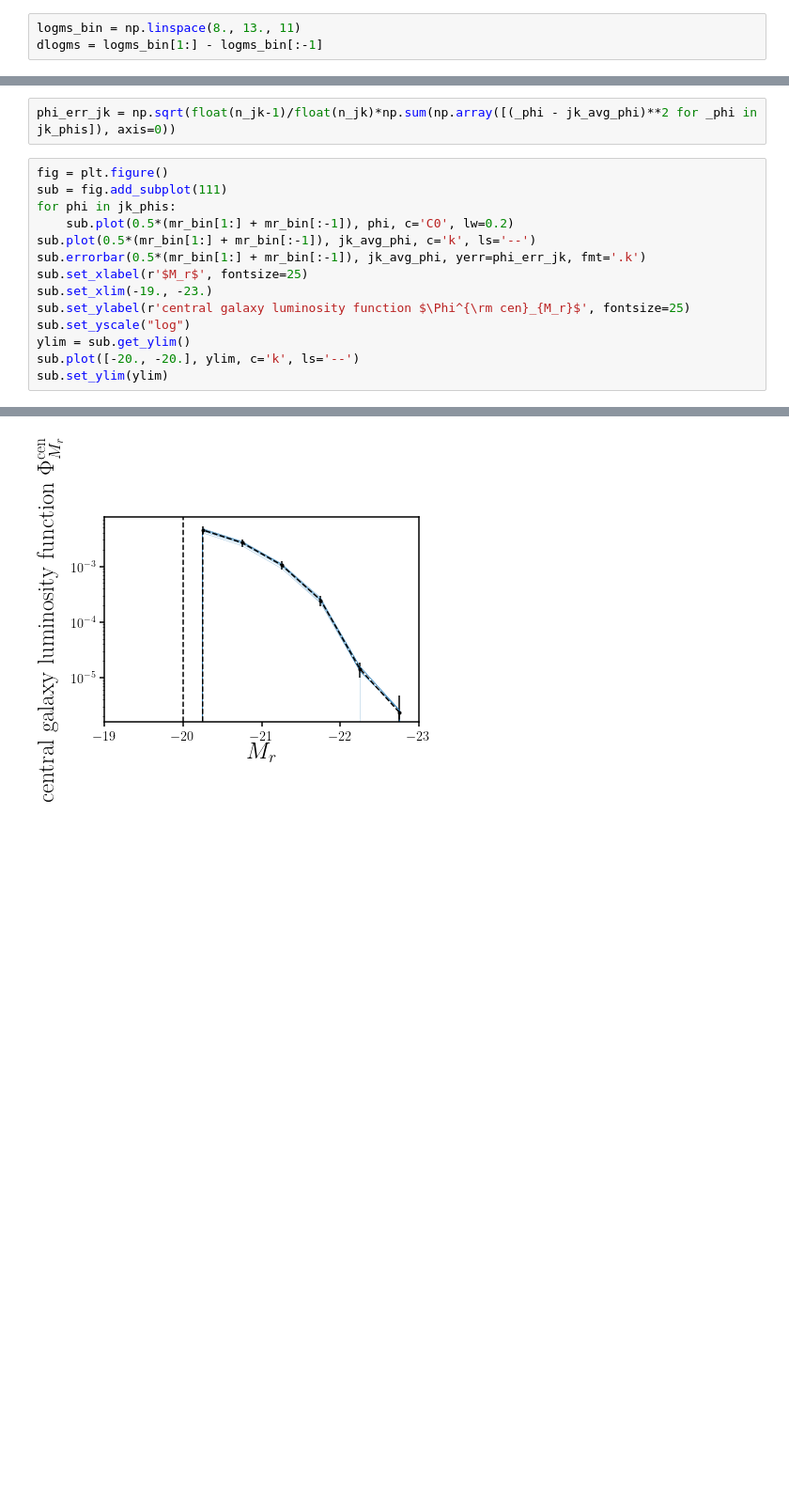
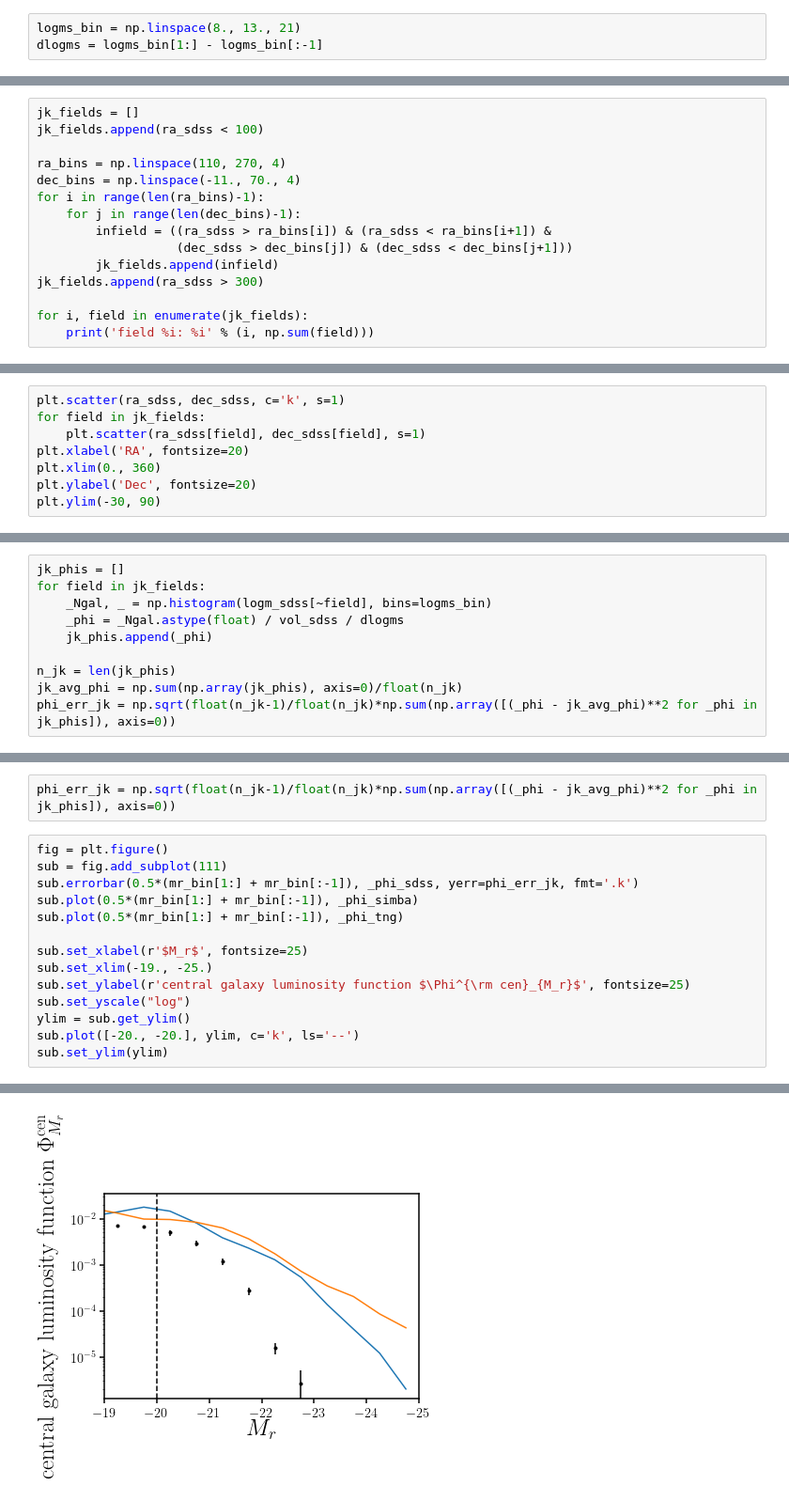
Before and after one commit to IQcollaboratory/galpopFM, a Jupyter notebook: nb/sdss_smf_lf.ipynb, the cells around one changed output, grey strips where cells are left out. Shown at 94% size. Cells and saved outputs as stored; diff of their text form; blank space fills up the shorter version.

Commit message:
`sdss_smf_lf.ipynb`: - jackknife errors for SMF implemented and SMF is written to file - fixed a small bug that underestimated the LF written to file

```diff
--- a/nb/sdss_smf_lf.ipynb
+++ b/nb/sdss_smf_lf.ipynb
@@ -78,7 +78,7 @@ vol_sdss = (cosmo.comoving_volume(zmax).value - cosmo.comoving_volume(zmin).valu
 vol_simba = 100.**3 # (Mpc/h)^3
 vol_tng = 75.**3 # (Mpc/h)^3
 # %%
-logms_bin = np.linspace(8., 13., 11)
+logms_bin = np.linspace(8., 13., 21)
 dlogms = logms_bin[1:] - logms_bin[:-1]
 # %% [markdown]
 Now calculate the SMFs
@@ -109,0 +124,15 @@ sub.set_ylim(ylim)
+# %%
+jk_fields = []
+jk_fields.append(ra_sdss < 100)
+
+ra_bins = np.linspace(110, 270, 4)
+dec_bins = np.linspace(-11., 70., 4)
+for i in range(len(ra_bins)-1):
+    for j in range(len(dec_bins)-1):
+        infield = ((ra_sdss > ra_bins[i]) & (ra_sdss < ra_bins[i+1]) &
+                   (dec_sdss > dec_bins[j]) & (dec_sdss < dec_bins[j+1]))
+        jk_fields.append(infield)
+jk_fields.append(ra_sdss > 300)
+
+for i, field in enumerate(jk_fields):
+    print('field %i: %i' % (i, np.sum(field)))
@@ -109,0 +151,8 @@ sub.set_ylim(ylim)
+# %%
+plt.scatter(ra_sdss, dec_sdss, c='k', s=1)
+for field in jk_fields:
+    plt.scatter(ra_sdss[field], dec_sdss[field], s=1)
+plt.xlabel('RA', fontsize=20)
+plt.xlim(0., 360)
+plt.ylabel('Dec', fontsize=20)
+plt.ylim(-30, 90)
@@ -109,0 +162,10 @@ sub.set_ylim(ylim)
+# %%
+jk_phis = []
+for field in jk_fields:
+    _Ngal, _ = np.histogram(logm_sdss[~field], bins=logms_bin)
+    _phi = _Ngal.astype(float) / vol_sdss / dlogms
+    jk_phis.append(_phi)
+
+n_jk = len(jk_phis)
+jk_avg_phi = np.sum(np.array(jk_phis), axis=0)/float(n_jk)
+phi_err_jk = np.sqrt(float(n_jk-1)/float(n_jk)*np.sum(np.array([(_phi - jk_avg_phi)**2 for _phi in jk_phis]), axis=0))
@@ -240,12 +322,12 @@ phi_err_jk = np.sqrt(float(n_jk-1)/float(n_jk)*np.sum(np.array([(_phi - jk_avg_p
 # %%
 fig = plt.figure()
 sub = fig.add_subplot(111)
-for phi in jk_phis:
-    sub.plot(0.5*(mr_bin[1:] + mr_bin[:-1]), phi, c='C0', lw=0.2)
-sub.plot(0.5*(mr_bin[1:] + mr_bin[:-1]), jk_avg_phi, c='k', ls='--')
-sub.errorbar(0.5*(mr_bin[1:] + mr_bin[:-1]), jk_avg_phi, yerr=phi_err_jk, fmt='.k')
+sub.errorbar(0.5*(mr_bin[1:] + mr_bin[:-1]), _phi_sdss, yerr=phi_err_jk, fmt='.k')
+sub.plot(0.5*(mr_bin[1:] + mr_bin[:-1]), _phi_simba)
+sub.plot(0.5*(mr_bin[1:] + mr_bin[:-1]), _phi_tng)
+
 sub.set_xlabel(r'$M_r$', fontsize=25)
-sub.set_xlim(-19., -23.)
+sub.set_xlim(-19., -25.)
 sub.set_ylabel(r'central galaxy luminosity function $\Phi^{\rm cen}_{M_r}$', fontsize=25)
 sub.set_yscale("log")
 ylim = sub.get_ylim()
@@ -256,3 +338,3 @@ sub.set_ylim(ylim)
-[figure, old version]
+[figure, new version]
 # %%
 f_phi = os.path.join(dat_dir, 'obs', 'tinker_SDSS_centrals_M9.7.phi_Mr.dat')
```
Also changed, not shown: parts of 9 cells of this notebook.
